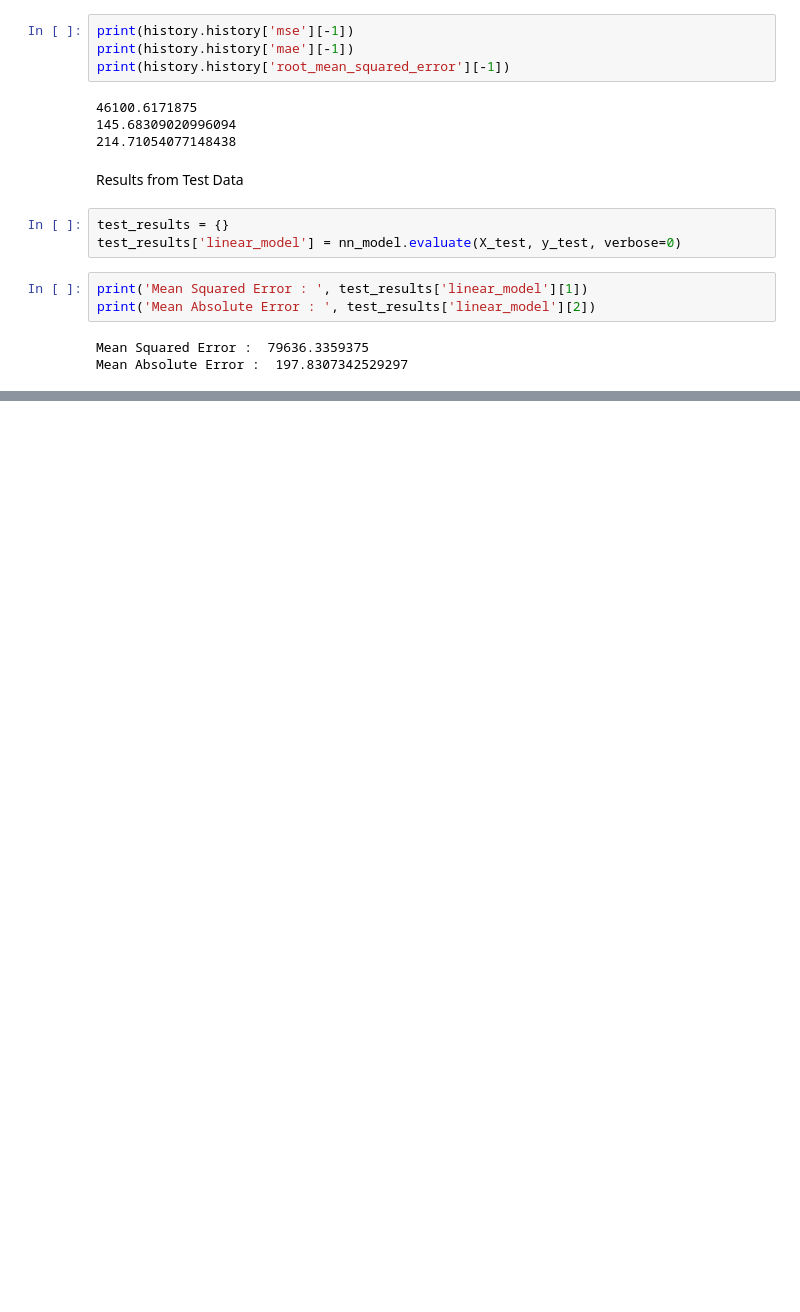
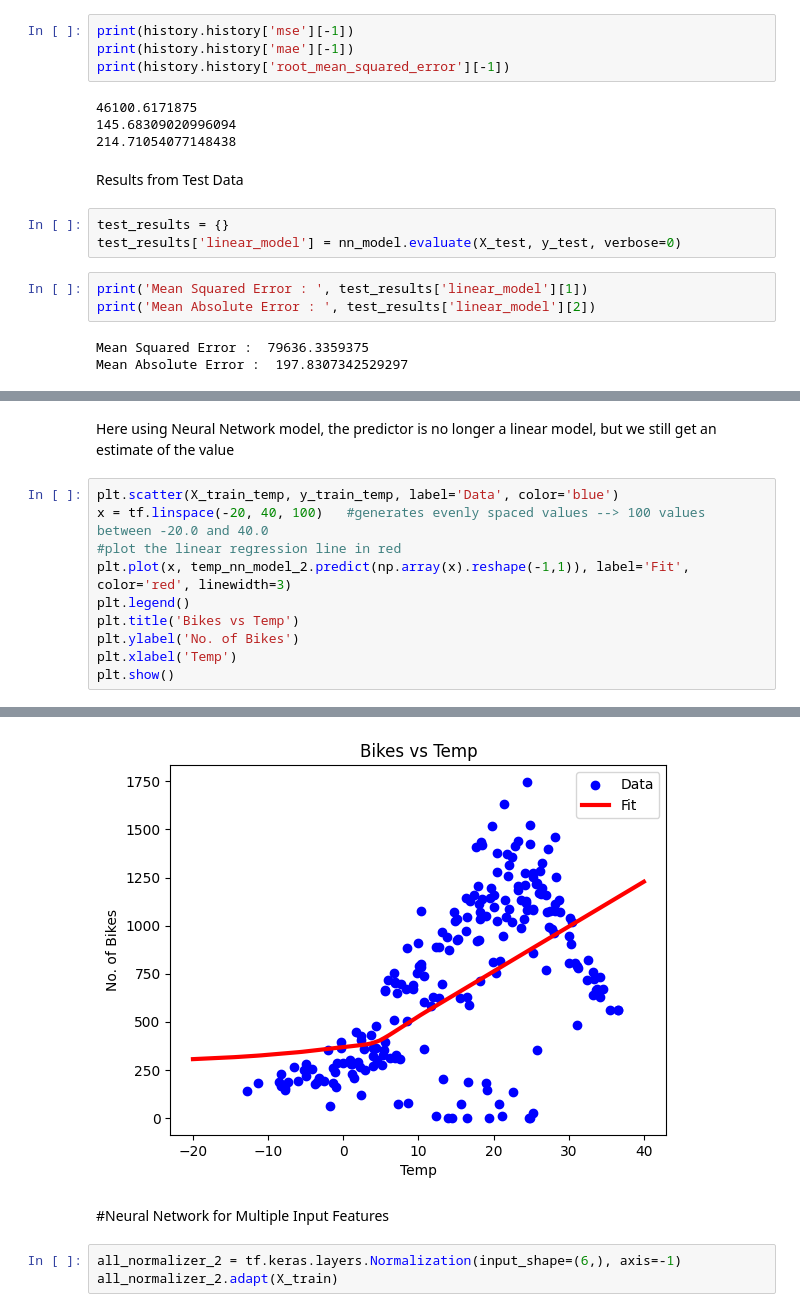
Before and after one commit to sumukhbhat12/Machine-Learning-Course-FreeCodeCamp, a Jupyter notebook: Seoul_Bike_Sharing_Demand_dataset_analysis.ipynb, the cells around one changed output, grey strips where cells are left out. Drawn from its saved outputs; the diff is of its cells as text; blank space fills up the shorter version.

```diff
--- a/Seoul_Bike_Sharing_Demand_dataset_analysis.ipynb
+++ b/Seoul_Bike_Sharing_Demand_dataset_analysis.ipynb
@@ -357,0 +408,13 @@ Mean Absolute Error :  197.8307342529297
+# %% [markdown]
+Here using Neural Network model, the predictor is no longer a linear model, but we still get an estimate of the value
+# %%
+plt.scatter(X_train_temp, y_train_temp, label='Data', color='blue')
+x = tf.linspace(-20, 40, 100)   #generates evenly spaced values --> 100 values between -20.0 and 40.0
+#plot the linear regression line in red
+plt.plot(x, temp_nn_model_2.predict(np.array(x).reshape(-1,1)), label='Fit', color='red', linewidth=3)
+plt.legend()
+plt.title('Bikes vs Temp')
+plt.ylabel('No. of Bikes')
+plt.xlabel('Temp')
+plt.show()
+# %% [output]
@@ -357,0 +422,6 @@ Mean Absolute Error :  197.8307342529297
+[figure, added]
+# %% [markdown]
+#Neural Network for Multiple Input Features
+# %%
+all_normalizer_2 = tf.keras.layers.Normalization(input_shape=(6,), axis=-1)
+all_normalizer_2.adapt(X_train)
```
Also changed, not shown: parts of 24 cells of this notebook.
